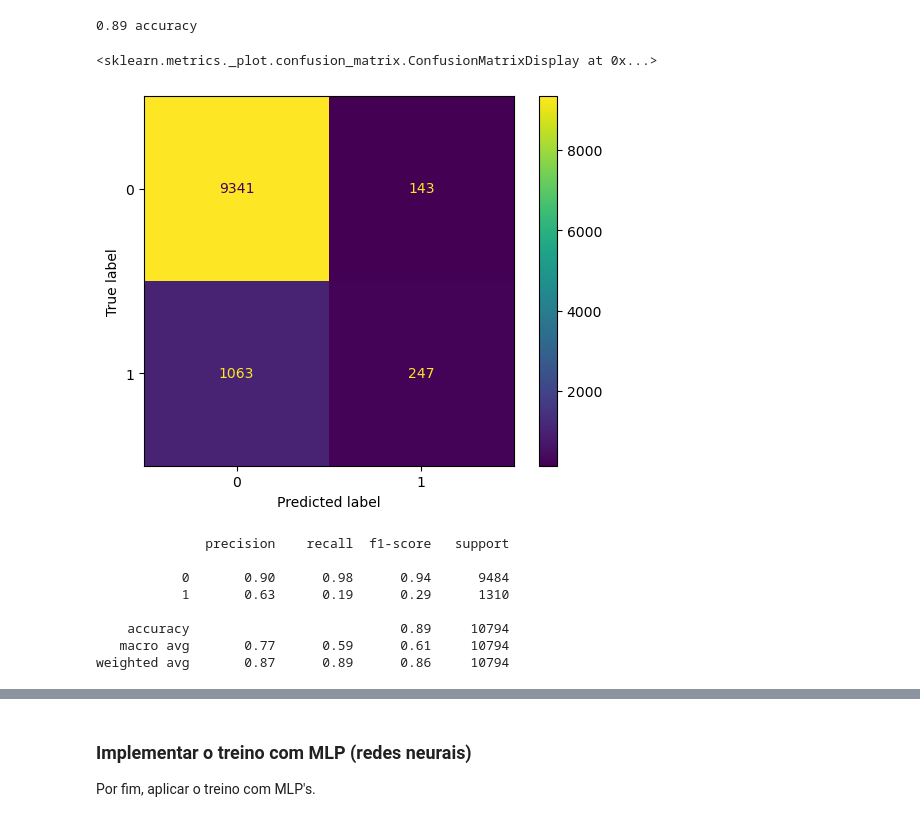
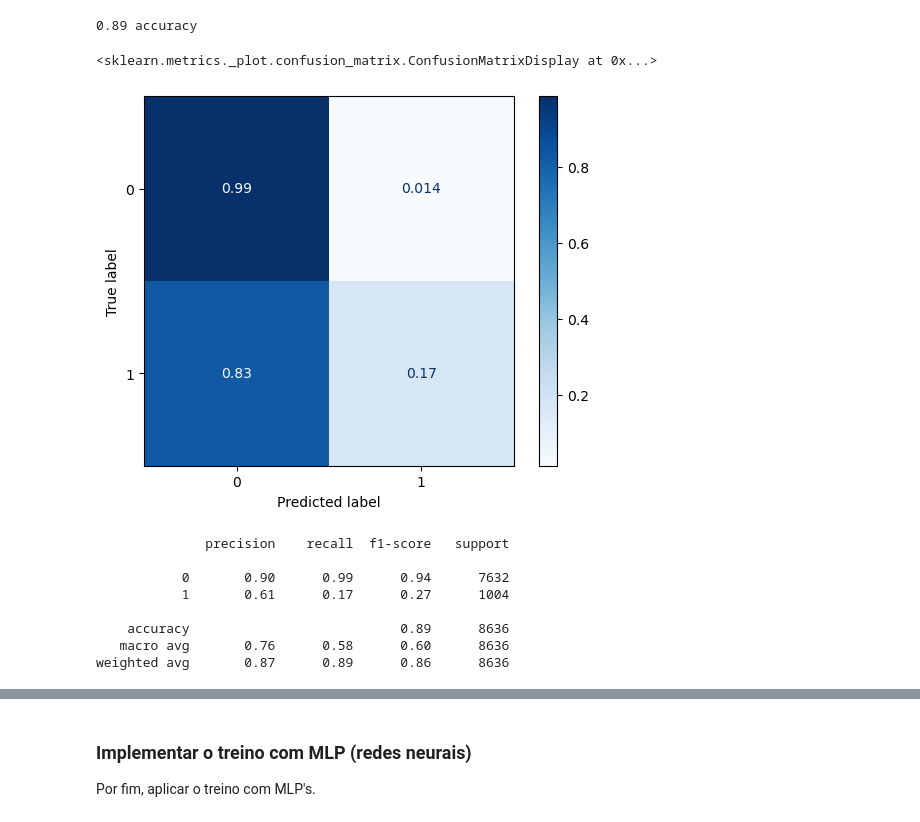
Before and after one commit to MiguelFernandes13/daa, a Jupyter notebook: bank_marketing/Banco.ipynb, the cells around one changed output, grey strips where cells are left out. Cells and saved outputs as stored; diff of their text form; code cells hidden in the pictures.

```diff
--- a/bank_marketing/Banco.ipynb
+++ b/bank_marketing/Banco.ipynb
@@ -769,9 +775,4 @@ sns.heatmap(corr_matrix, vmin=-1, vmax=1, square=True, annot=True);
 bank.drop(bank[bank['job'] == 'unknown'].index, inplace=True)
 bank.reset_index(drop=True, inplace=True)
 bank_data = bank.copy()
-
-lb = LabelBinarizer()
-lb_results = lb.fit_transform(bank_data['job'])
-lb_results_bank = pd.DataFrame(lb_results, columns=lb.classes_)
-bank = pd.concat([bank_data, lb_results_bank], axis=1)
-bank = bank.drop('job', axis=1)
+bank_data
@@ -777,0 +793,5 @@ bank = bank.drop('job', axis=1)
+# %%
+#binary enconding para job substituindo a coluna job por uma binária
+enconder = ce.BinaryEncoder(cols=['job'], return_df=True)
+bank = enconder.fit_transform(bank)
+bank
@@ -885,7 +919,7 @@ y
 | 43175 | 0 |
 43176 rows × 1 columns
 # %%
-X_train, X_test, y_train, y_test = train_test_split(X, y, test_size=0.25, random_state=2021)
+X_train, X_test, y_train, y_test = train_test_split(X, y, test_size=0.2, random_state=2021, stratify=y)
 # %%
 clf = DecisionTreeClassifier(random_state=2021)
 clf.fit(X_train, y_train)
@@ -982,19 +1016,19 @@ print("%0.2f accuracy" % accuracy_score(y_test, predictions))
 # %% [output]
 0.89 accuracy
 # %%
-plot_confusion_matrix(model, X_test, np.ravel(y_train))
+plot_confusion_matrix(model, X_test, y_test, cmap=plt.cm.Blues, normalize='true')
 # %% [output]
 <sklearn.metrics._plot.confusion_matrix.ConfusionMatrixDisplay at 0x...>
-[figure, old version]
+[figure, new version]
 # %%
 print(classification_report(y_test, predictions))
 # %% [output]
               precision    recall  f1-score   support
 
-           0       0.90      0.98      0.94      9484
-           1       0.63      0.19      0.29      1310
+           0       0.90      0.99      0.94      7632
+           1       0.61      0.17      0.27      1004
 
-    accuracy                           0.89     10794
-   macro avg       0.77      0.59      0.61     10794
-weighted avg       0.87      0.89      0.86     10794
+    accuracy                           0.89      8636
+   macro avg       0.76      0.58      0.60      8636
+weighted avg       0.87      0.89      0.86      8636
 # %%
```
Also changed, not shown: parts of 25 cells of this notebook.
